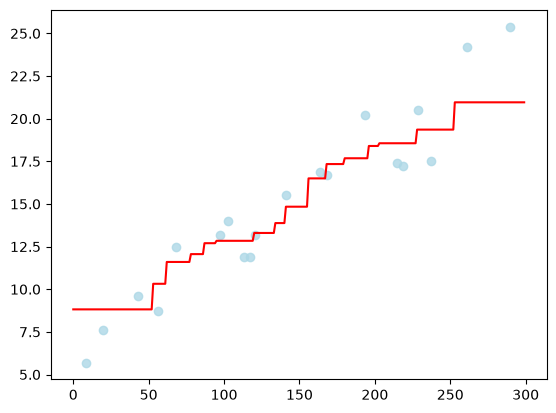
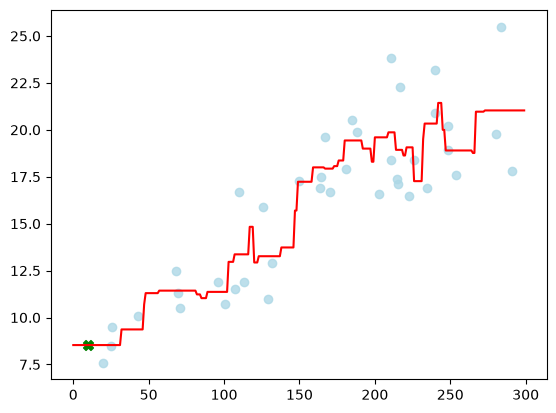
Code edit (unified diff) that turned the first committed figure into the second:
--- before
+++ after
@@ -3,4 +3,5 @@
 plt.scatter(sample_x, sample_y, alpha=0.8, color='lightblue', label='Toda a amostra')
 plt.plot(model, color='red', label='Previsão KNN')
+plt.scatter(10, model[10], color='green', marker='X', s=50)
 
 print(f"Previsão para x_test=10: {model[10]}")

Commit: wip: error evaluation começando a comparar modelos